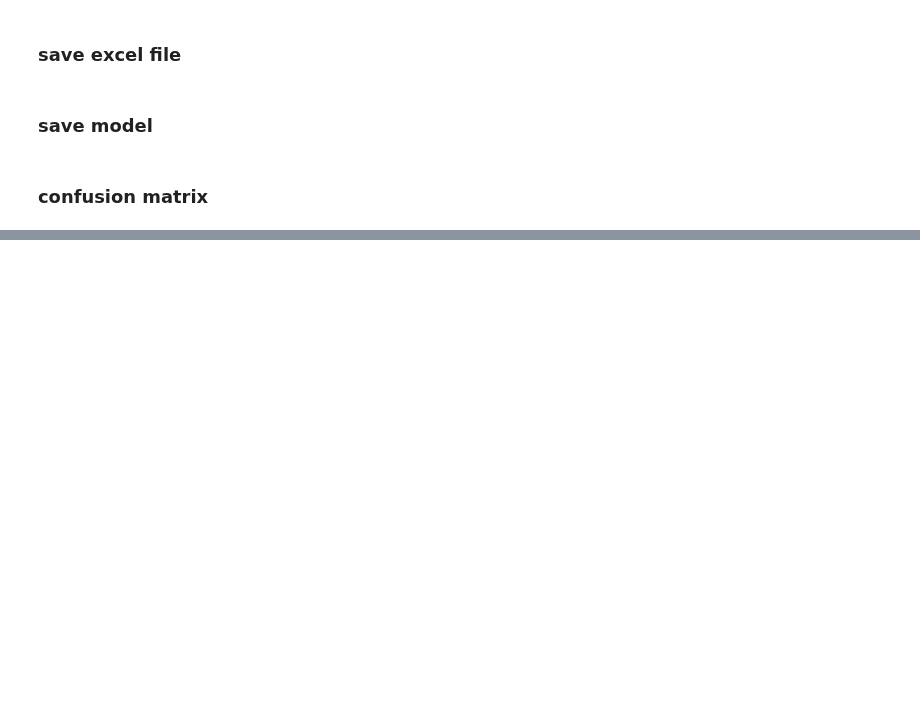
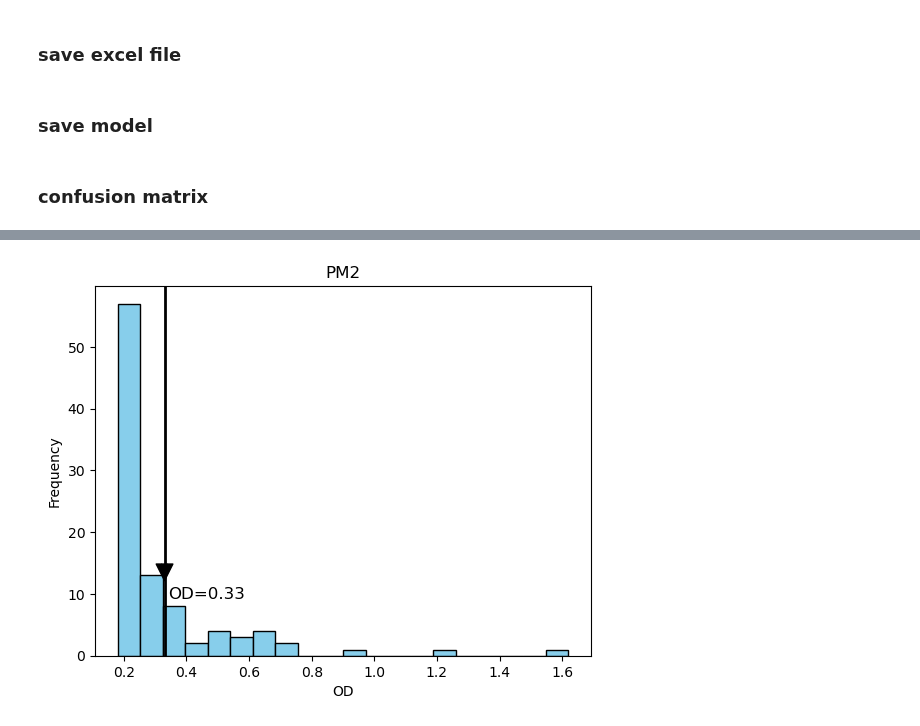
Before and after one commit to AzizBenA/iABA974_SoF1_GEM, a Jupyter notebook: Model/Biolog_data_manipulation.ipynb, the cells around one changed output, grey strips where cells are left out. Drawn from its saved outputs; the diff is of its cells as text; code cells hidden in the pictures; blank space fills up the shorter version.

```diff
--- a/Model/Biolog_data_manipulation.ipynb
+++ b/Model/Biolog_data_manipulation.ipynb
@@ -304,0 +407,5 @@ Observed No Growth                21                   52
+# %%
+flatten_values = [element for element in biolog_data.values.flatten()]
+# data gets flattened and rounded to only contain two number after decimal
+rounded_data = [round(num, 2) for num in flatten_values]
+rounded_data
@@ -304,0 +430,23 @@ Observed No Growth                21                   52
+# %%
+
+# Create the histogram
+plt.hist(rounded_data, bins=20, color='skyblue', edgecolor='black')
+
+# Add a vertical marker (arrow) at a specific OD value (e.g., 0.33384)
+plt.axvline(x=0.33, color='black', linestyle='-', linewidth=2)
+plt.annotate('', xy=(0.33, 12), xytext=(0.33, 15),
+             arrowprops=dict(facecolor='black', shrink=0.05))
+od_threshold = 0.33
+# Add the OD value as a text label on the plot
+plt.text(od_threshold + 0.01, 10, f'OD={od_threshold:.2f}', color='black', fontsize=12, verticalalignment='center')
+
+# Add labels and title
+plt.xlabel('OD')
+plt.ylabel('Frequency')
+plt.title('PM2')
+
+
+# Show the plot
+plt.show()
+# %% [output]
+[figure, added]
```
Also changed, not shown: parts of 18 cells of this notebook, 1 other file.
